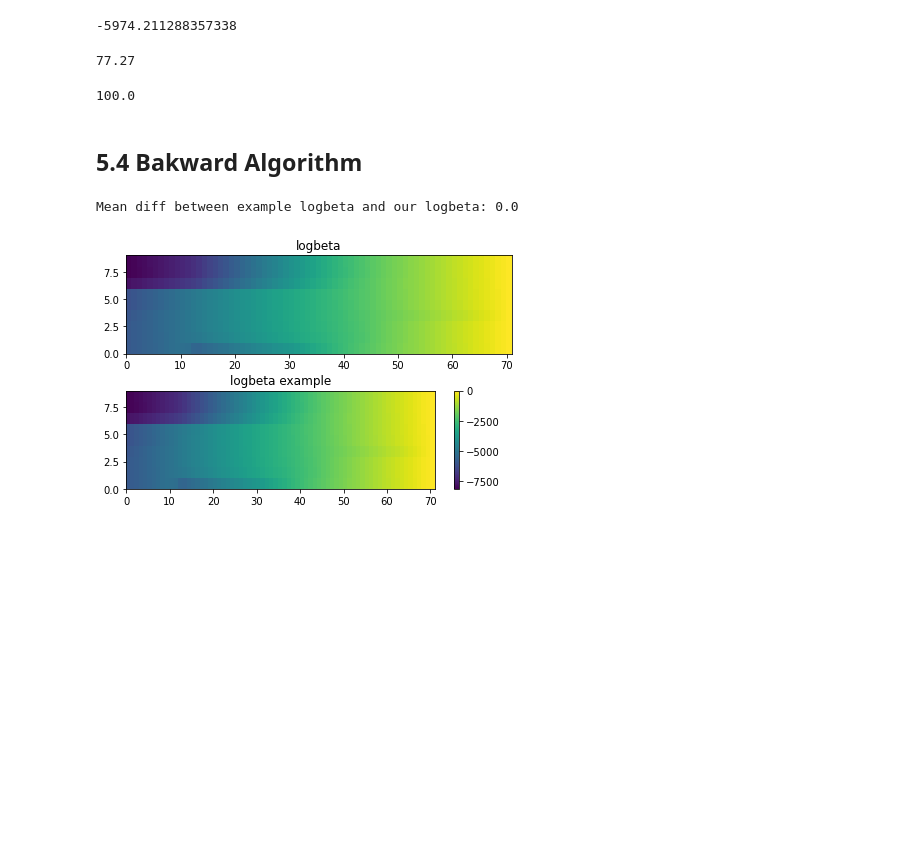
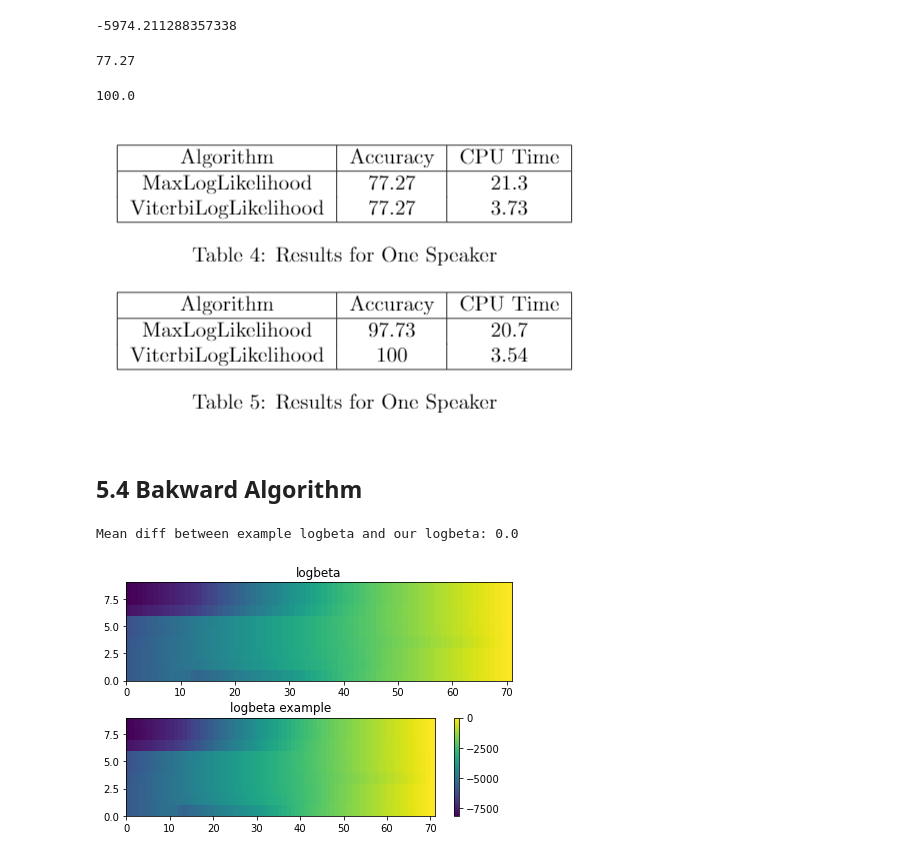
Before and after one commit to KenzaB27/ssr_labs, a Jupyter notebook: lab2/experiments.ipynb, the cells around one changed output. Saved outputs shown, nothing was run; the diff lists cells and outputs as text; code cells hidden in the pictures; blank space fills up the shorter version.

```diff
--- a/lab2/experiments.ipynb
+++ b/lab2/experiments.ipynb
@@ -216,6 +260,11 @@ importlib.reload(proto)
 acc
 # %% [output]
 100.0
+# %%
+from IPython.display import Image
+Image(filename='../../lab1/Cpu.png')
+# %% [output]
+[figure, added]
 # %% [markdown]
 ## 5.4 Bakward Algorithm
 # %%
```
Also changed, not shown: parts of 18 cells of this notebook, 1 other file.
